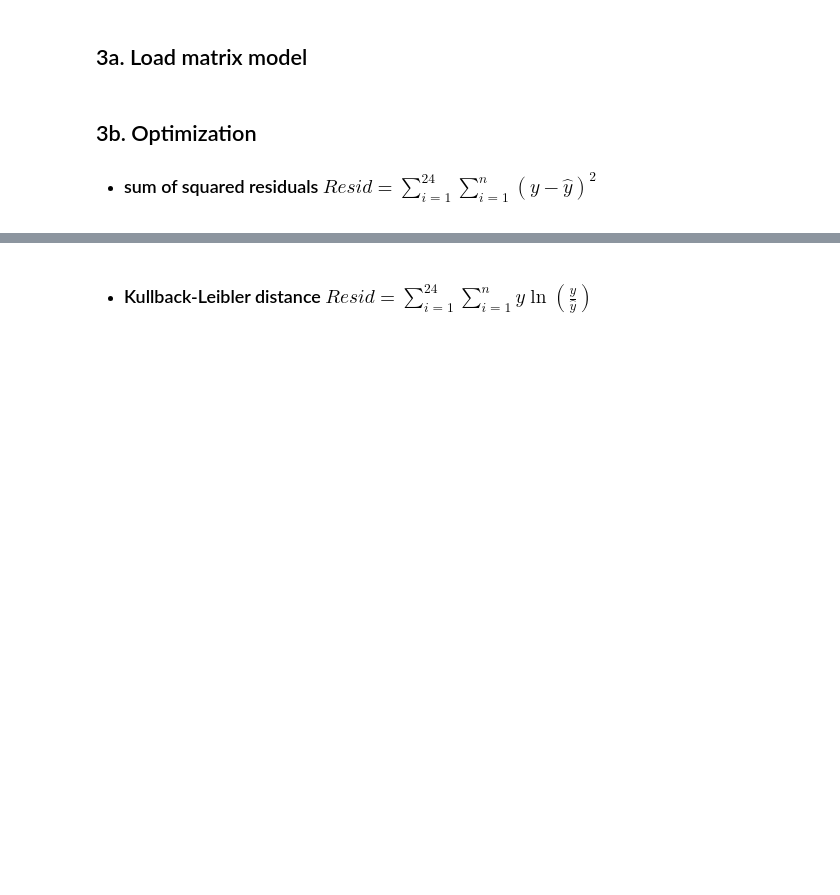
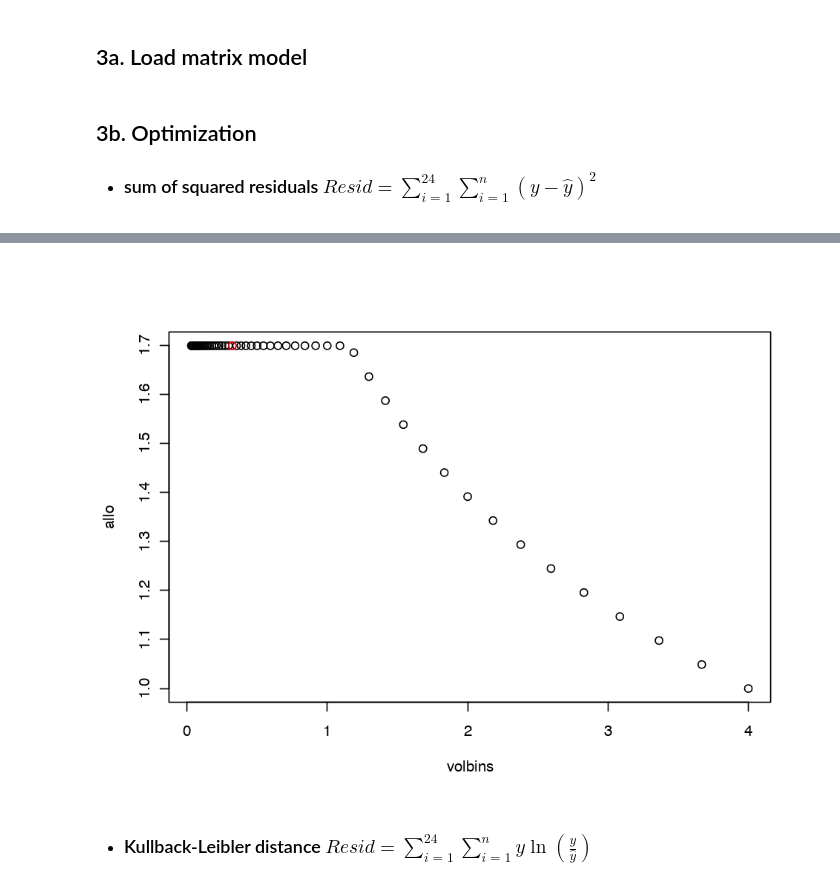
Before and after one commit to fribalet/ssPopModel, a Jupyter notebook: inst/ssMatrixModel_tests.ipynb, the cells around one changed output, grey strips where cells are left out. Cells and saved outputs as stored; diff of their text form; code cells hidden in the pictures; blank space fills up the shorter version.

```diff
--- a/inst/ssMatrixModel_tests.ipynb
+++ b/inst/ssMatrixModel_tests.ipynb
@@ -242,6 +232,10 @@ require(DEoptim)
 
 		return(B)
 }
+# %%
+       allo <- (1+volbins)^-1.3 # allometric relationship of carbon metabolism
+	    allo <- allo / sum(allo)
+        allo <- d * allo / allo[round(m/2)] # allo = 1 at median (mid-range of size distribution)
 # %% [markdown]
 ## 1b. Optimization
 - ### sum of squared residuals $Resid = \sum_{i=1}^{24} \sum_{i=1}^{n} (y - \hat{y})^2$
@@ -743,3 +736,13 @@ Iteration: 190 bestvalit: 4.798417 bestmemit:    0.668070    0.021562    3.36265
+# %%
+  	allo <- (volbins)^-1.3 # allometric relationship of carbon metabolism
+ 	allo[which(allo > min(allo*5))] <- min(allo*5)
+    allo <- 1+log10(allo / min(allo))
+
+options(repr.plot.width=8, repr.plot.height=6)
+plot(volbins, allo)
+points(volbins[round(m/2)], allo[round(m/2)],col=2)
+# %% [output]
+[figure, added]
 # %% [markdown]
 - ### Kullback-Leibler distance $Resid = \sum_{i=1}^{24} \sum_{i=1}^{n} y \ln(\frac{y}{\hat{y}})$
 # %%
```
Also changed, not shown: parts of 23 cells of this notebook.
